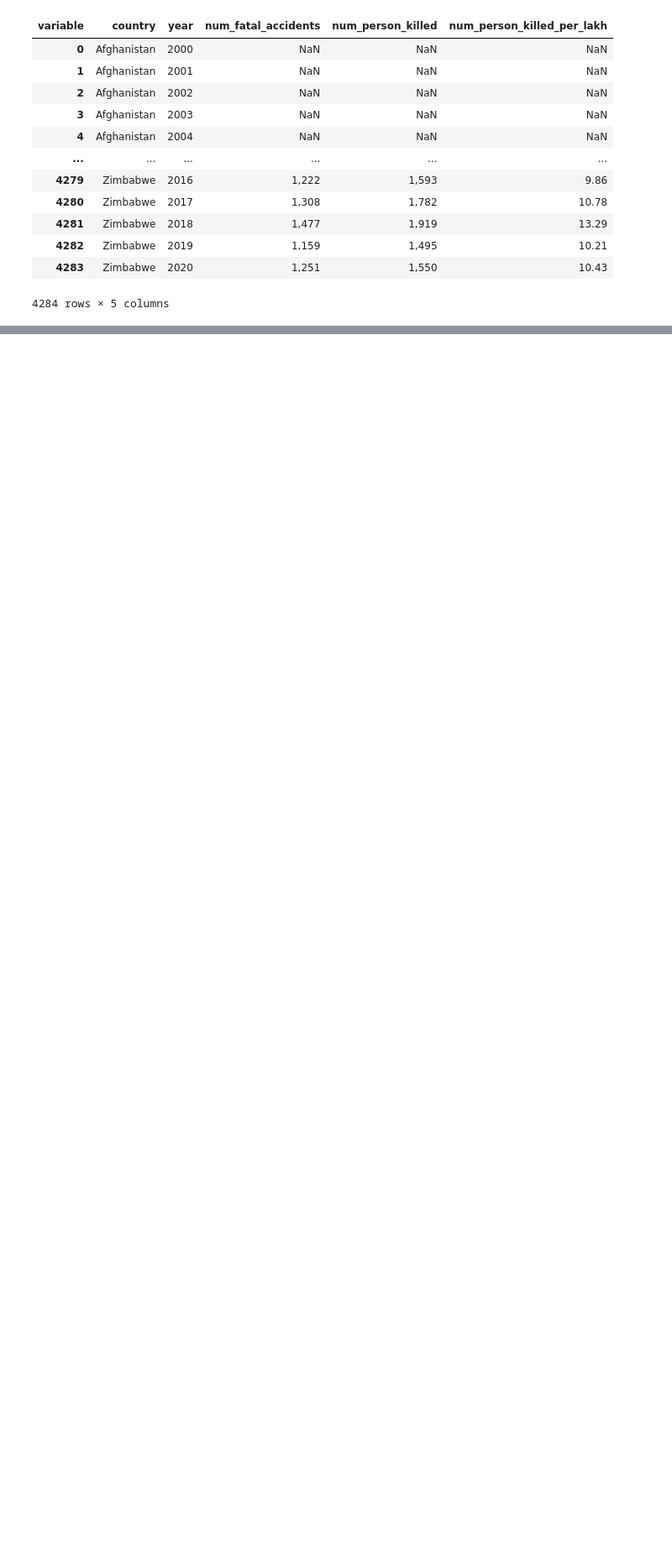
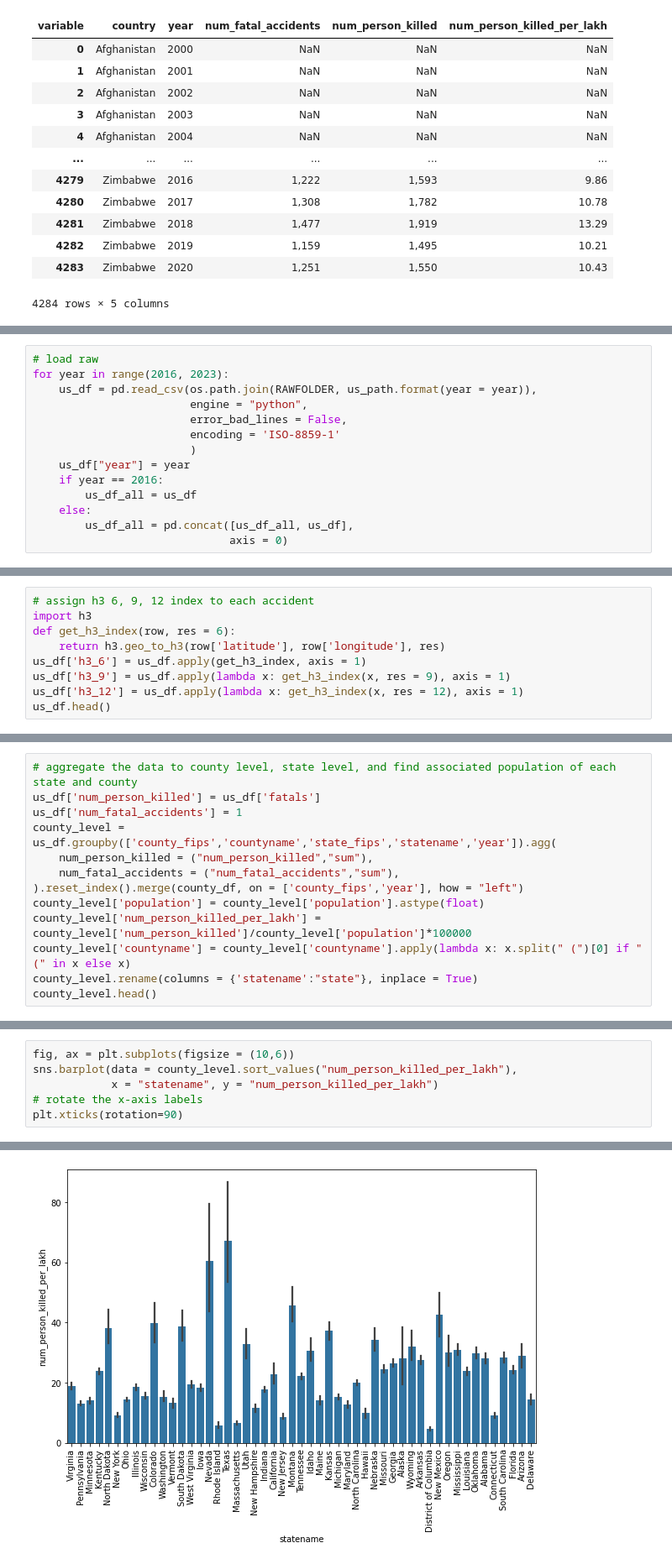
Before and after one commit to brookefzy/uvi-time-machine, a Jupyter notebook: _script/c-road-injury/03_road_fatality.ipynb, the cells around one changed output, grey strips where cells are left out. Shown: that part at 84% size. Cells and saved outputs as stored; diff of their text form; blank space fills up the shorter version.

```diff
--- a/_script/c-road-injury/03_road_fatality.ipynb
+++ b/_script/c-road-injury/03_road_fatality.ipynb
@@ -156,0 +218,14 @@ other_df
+# %%
+# load raw
+for year in range(2016, 2023):
+    us_df = pd.read_csv(os.path.join(RAWFOLDER, us_path.format(year = year)),
+                        engine = "python",
+                        error_bad_lines = False,
+                        encoding = 'ISO-8859-1'
+                        )
+    us_df["year"] = year
+    if year == 2016:
+        us_df_all = us_df
+    else:
+        us_df_all = pd.concat([us_df_all, us_df],
+                              axis = 0)
@@ -156,0 +276,9 @@ other_df
+# %%
+# assign h3 6, 9, 12 index to each accident
+import h3
+def get_h3_index(row, res = 6):
+    return h3.geo_to_h3(row['latitude'], row['longitude'], res)
+us_df['h3_6'] = us_df.apply(get_h3_index, axis = 1)
+us_df['h3_9'] = us_df.apply(lambda x: get_h3_index(x, res = 9), axis = 1)
+us_df['h3_12'] = us_df.apply(lambda x: get_h3_index(x, res = 12), axis = 1)
+us_df.head()
@@ -156,0 +293,13 @@ other_df
+# %%
+# aggregate the data to county level, state level, and find associated population of each state and county
+us_df['num_person_killed'] = us_df['fatals']
+us_df['num_fatal_accidents'] = 1
+county_level = us_df.groupby(['county_fips','countyname','state_fips','statename','year']).agg(
+    num_person_killed = ("num_person_killed","sum"),
+    num_fatal_accidents = ("num_fatal_accidents","sum"),
+).reset_index().merge(county_df, on = ['county_fips','year'], how = "left")
+county_level['population'] = county_level['population'].astype(float)
+county_level['num_person_killed_per_lakh'] = county_level['num_person_killed']/county_level['population']*100000
+county_level['countyname'] = county_level['countyname'].apply(lambda x: x.split(" (")[0] if " (" in x else x)
+county_level.rename(columns = {'statename':"state"}, inplace = True)
+county_level.head()
@@ -156,0 +313,7 @@ other_df
+# %%
+fig, ax = plt.subplots(figsize = (10,6))
+sns.barplot(data = county_level.sort_values("num_person_killed_per_lakh"),
+            x = "statename", y = "num_person_killed_per_lakh")
+# rotate the x-axis labels
+plt.xticks(rotation=90)
+# %% [output]
@@ -156,0 +337 @@ other_df
+[figure, added]
```
Also changed, not shown: parts of 15 cells of this notebook, 1 other file.
